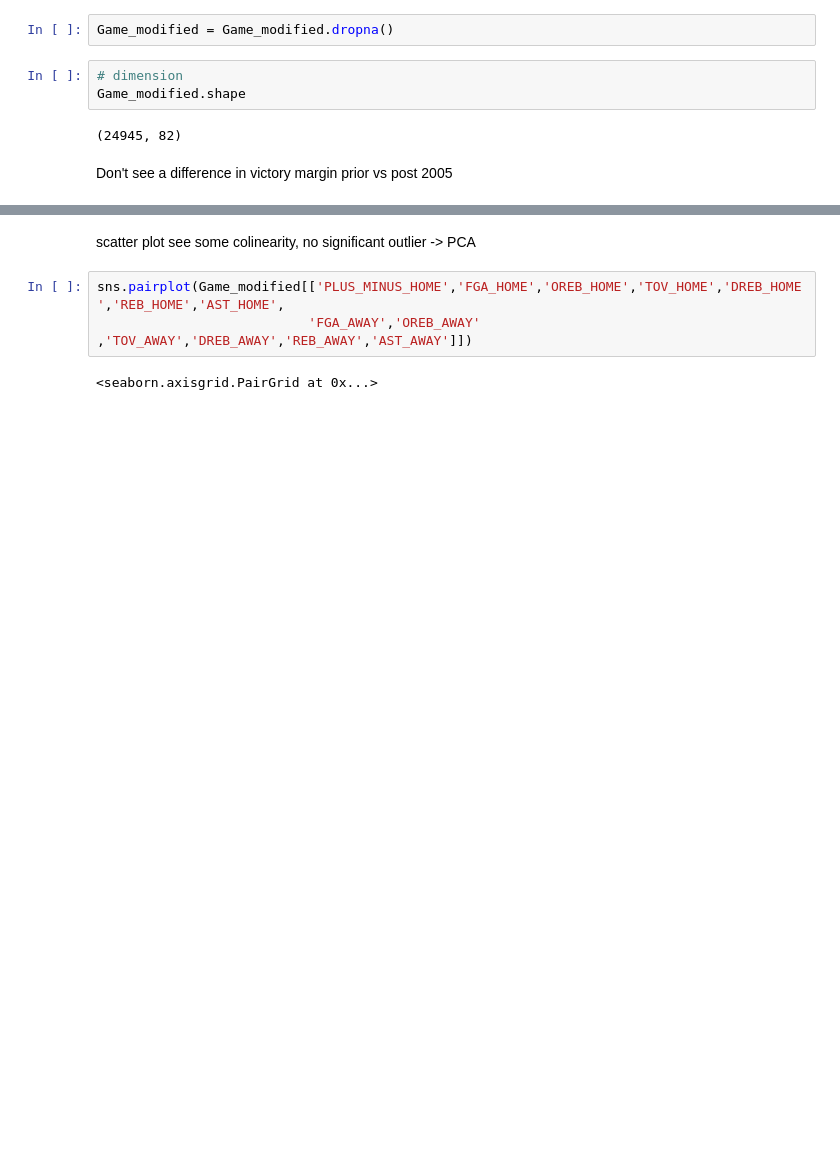
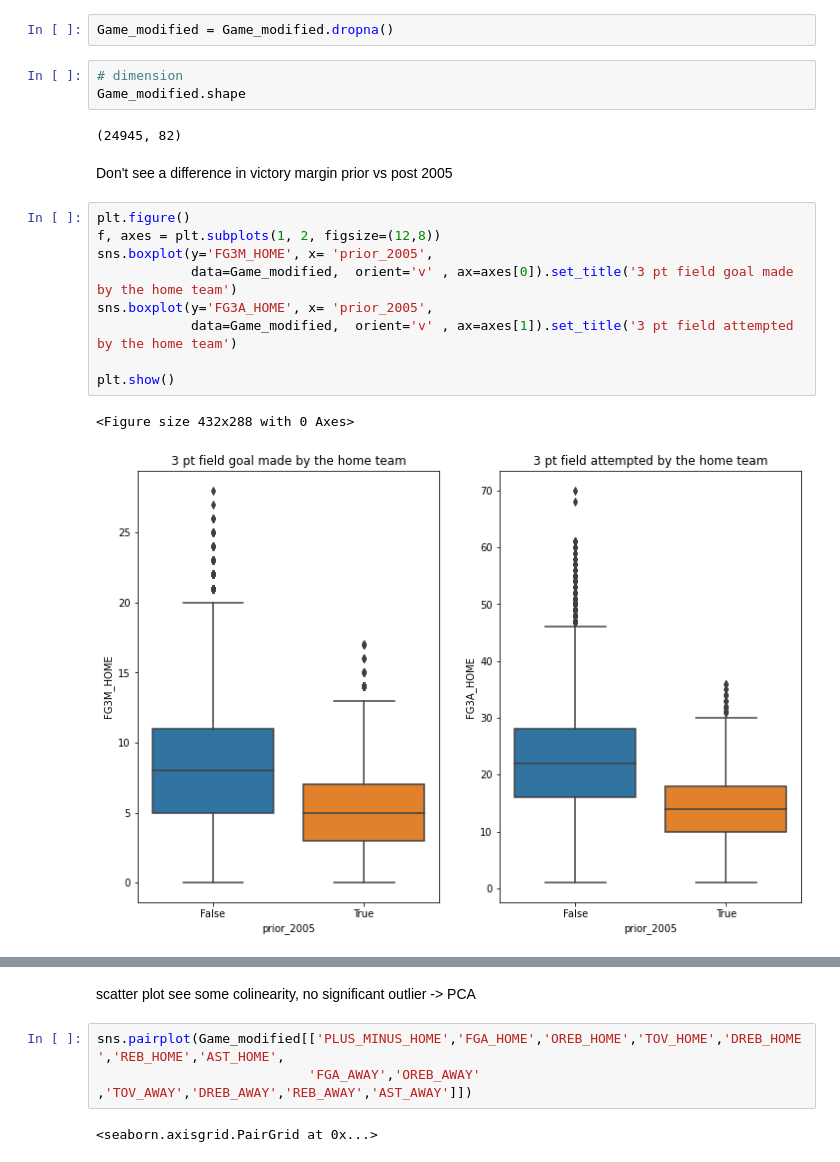
Before and after one commit to Spencer-Weston/W207_Final_NBA_Prediction, a Jupyter notebook: DEA_NBA_Baseline.ipynb, the cells around one changed output, grey strips where cells are left out. Saved outputs shown, nothing was run; the diff lists cells and outputs as text; blank space fills up the shorter version.

```diff
--- a/DEA_NBA_Baseline.ipynb
+++ b/DEA_NBA_Baseline.ipynb
@@ -398,5 +389,17 @@ Game_modified.shape
 (24945, 82)
 # %% [markdown]
 Don't see a difference in victory margin prior vs post 2005
+# %%
+plt.figure()
+f, axes = plt.subplots(1, 2, figsize=(12,8))
+sns.boxplot(y='FG3M_HOME', x= 'prior_2005',
+            data=Game_modified,  orient='v' , ax=axes[0]).set_title('3 pt field goal made by the home team')
+sns.boxplot(y='FG3A_HOME', x= 'prior_2005',
+            data=Game_modified,  orient='v' , ax=axes[1]).set_title('3 pt field attempted by the home team')
+
+plt.show()
+# %% [output]
+<Figure size 432x288 with 0 Axes>
+[figure, added]
 # %%
 plt.figure(figsize=(12,8))
```
Also changed, not shown: parts of 8 cells of this notebook.
